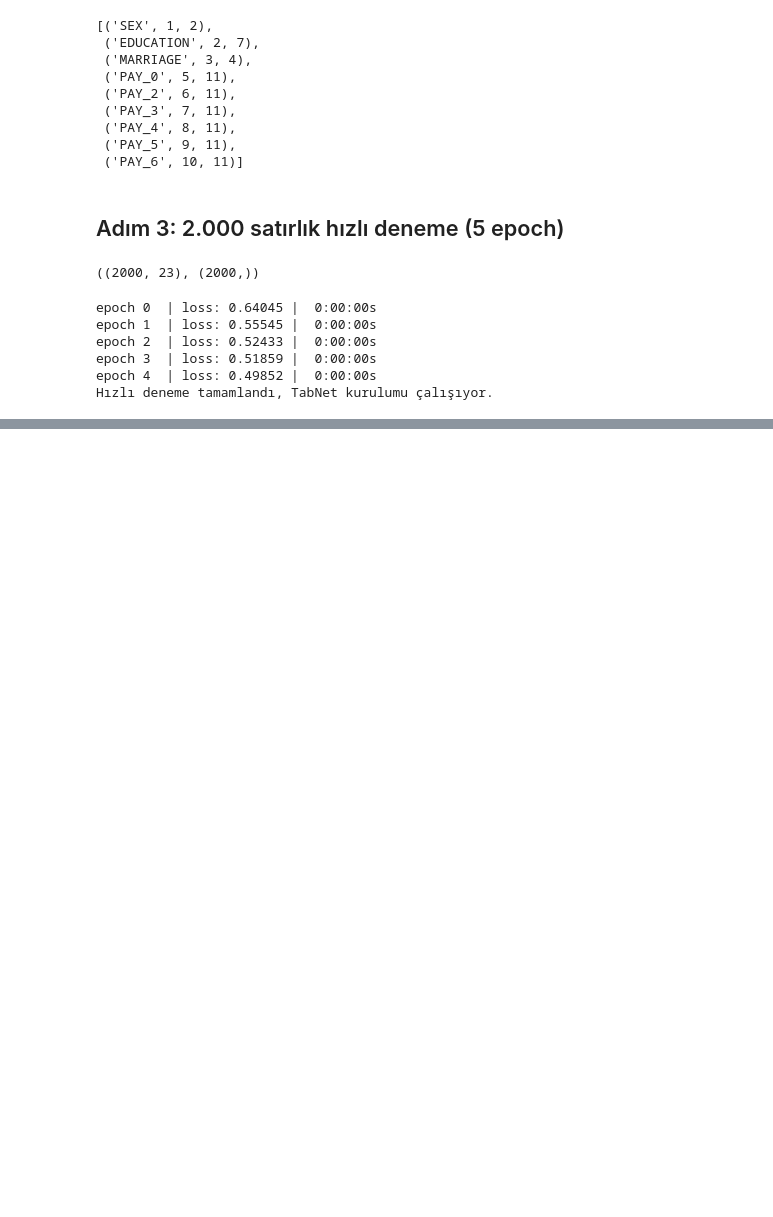
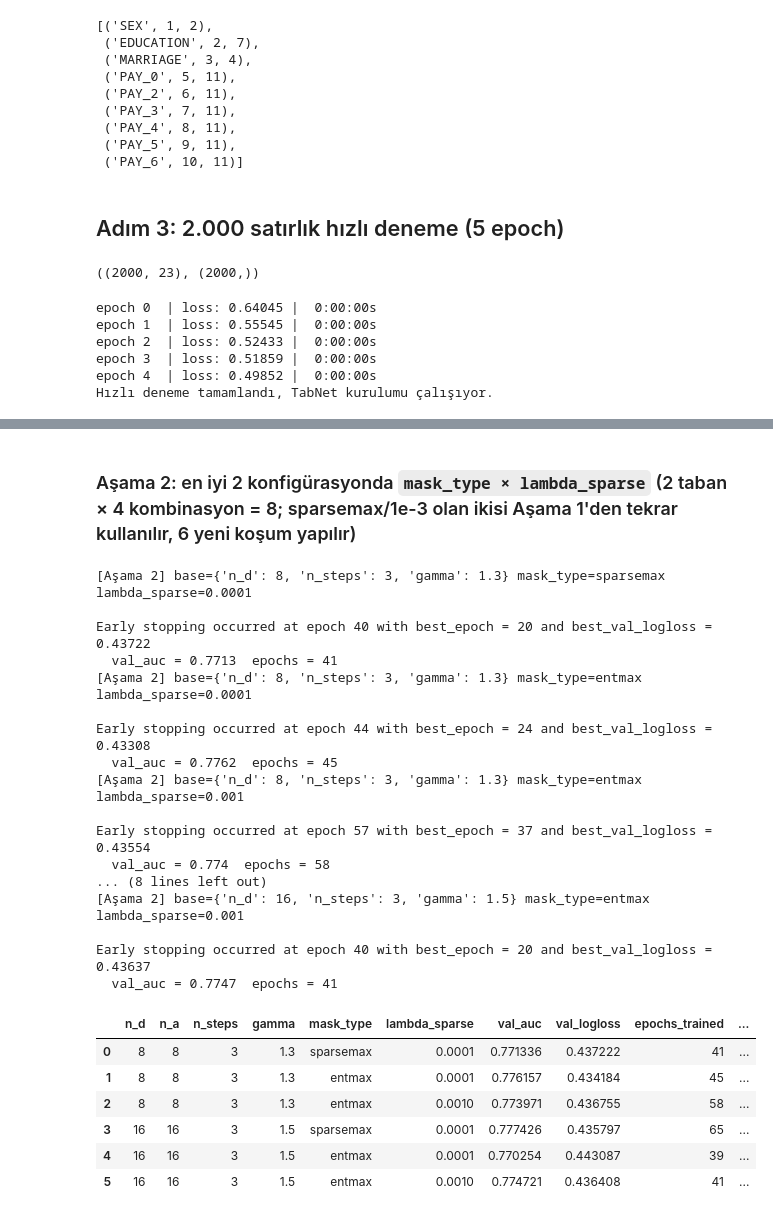
Before and after one commit to KamuranBey00/DataScienceProject, a Jupyter notebook: notebooks/04_tabnet.ipynb, the cells around one changed output, grey strips where cells are left out. Cells and saved outputs as stored; diff of their text form; code cells hidden in the pictures; blank space fills up the shorter version.

```diff
--- a/notebooks/04_tabnet.ipynb
+++ b/notebooks/04_tabnet.ipynb
@@ -119,0 +249,44 @@ Hızlı deneme tamamlandı, TabNet kurulumu çalışıyor.
+# %% [markdown]
+### Aşama 2: en iyi 2 konfigürasyonda `mask_type × lambda_sparse` (2 taban × 4 kombinasyon = 8; sparsemax/1e-3 olan ikisi Aşama 1'den tekrar kullanılır, 6 yeni koşum yapılır)
+# %%
+top2 = stage1_df.head(2)[["n_d", "n_steps", "gamma"]].to_dict("records")
+
+stage2_results = []
+mask_lambda_grid = list(itertools.product(["sparsemax", "entmax"], [1e-4, 1e-3]))
+for base in top2:
+    for mask_type, lambda_sparse in mask_lambda_grid:
+        if mask_type == FIXED_MASK_TYPE and lambda_sparse == FIXED_LAMBDA_SPARSE:
+            continue  # already have this one from stage 1
+        print(f"[Aşama 2] base={base} mask_type={mask_type} lambda_sparse={lambda_sparse}")
+        row = run_tabnet(base["n_d"], base["n_steps"], base["gamma"], mask_type, lambda_sparse)
+        row["stage"] = 2
+        stage2_results.append(row)
+        print("  val_auc =", round(row["val_auc"], 4), " epochs =", row["epochs_trained"])
+
+stage2_df = pd.DataFrame(stage2_results)
+stage2_df
+# %% [output]
+[Aşama 2] base={'n_d': 8, 'n_steps': 3, 'gamma': 1.3} mask_type=sparsemax lambda_sparse=0.0001
+
+Early stopping occurred at epoch 40 with best_epoch = 20 and best_val_logloss = 0.43722
+  val_auc = 0.7713  epochs = 41
+[Aşama 2] base={'n_d': 8, 'n_steps': 3, 'gamma': 1.3} mask_type=entmax lambda_sparse=0.0001
+
+Early stopping occurred at epoch 44 with best_epoch = 24 and best_val_logloss = 0.43308
+  val_auc = 0.7762  epochs = 45
+[Aşama 2] base={'n_d': 8, 'n_steps': 3, 'gamma': 1.3} mask_type=entmax lambda_sparse=0.001
+
+Early stopping occurred at epoch 57 with best_epoch = 37 and best_val_logloss = 0.43554
+  val_auc = 0.774  epochs = 58
+... (8 lines left out)
+[Aşama 2] base={'n_d': 16, 'n_steps': 3, 'gamma': 1.5} mask_type=entmax lambda_sparse=0.001
+
+Early stopping occurred at epoch 40 with best_epoch = 20 and best_val_logloss = 0.43637
+  val_auc = 0.7747  epochs = 41
+|  | n_d | n_a | n_steps | gamma | mask_type | lambda_sparse | val_auc | val_logloss | epochs_trained | ... |
+| 0 | 8 | 8 | 3 | 1.3 | sparsemax | 0.0001 | 0.771336 | 0.437222 | 41 | ... |
+| 1 | 8 | 8 | 3 | 1.3 | entmax | 0.0001 | 0.776157 | 0.434184 | 45 | ... |
+| 2 | 8 | 8 | 3 | 1.3 | entmax | 0.0010 | 0.773971 | 0.436755 | 58 | ... |
+| 3 | 16 | 16 | 3 | 1.5 | sparsemax | 0.0001 | 0.777426 | 0.435797 | 65 | ... |
+| 4 | 16 | 16 | 3 | 1.5 | entmax | 0.0001 | 0.770254 | 0.443087 | 39 | ... |
+| 5 | 16 | 16 | 3 | 1.5 | entmax | 0.0010 | 0.774721 | 0.436408 | 41 | ... |
```
Also changed, not shown: parts of 6 cells of this notebook, 1 other file.
